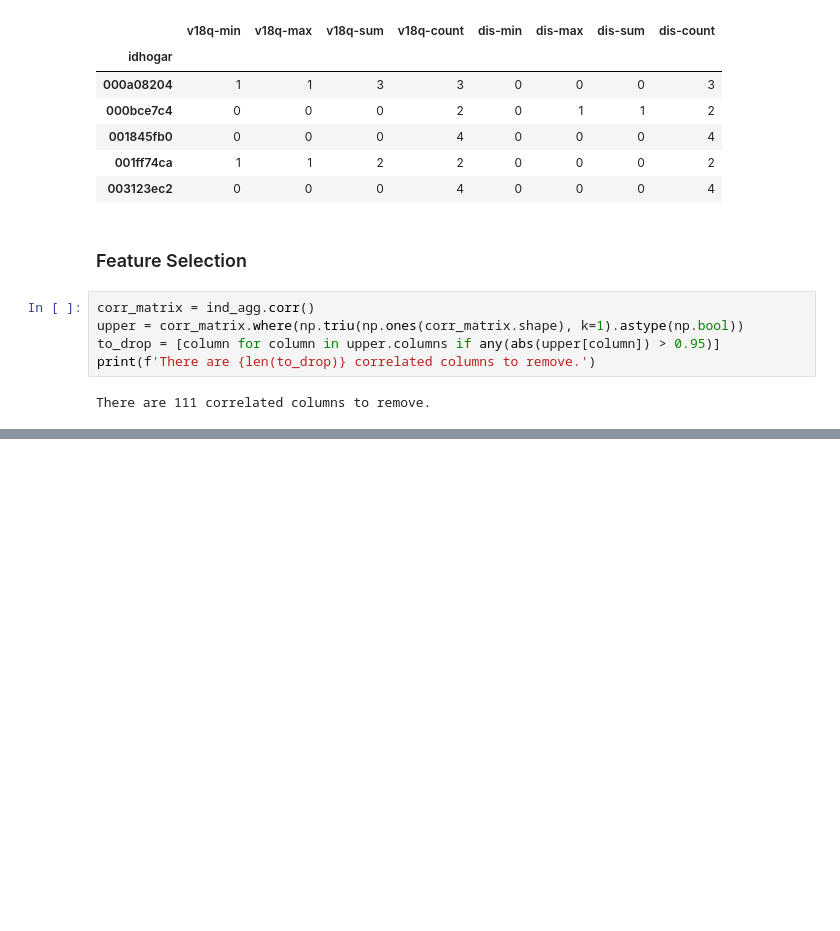
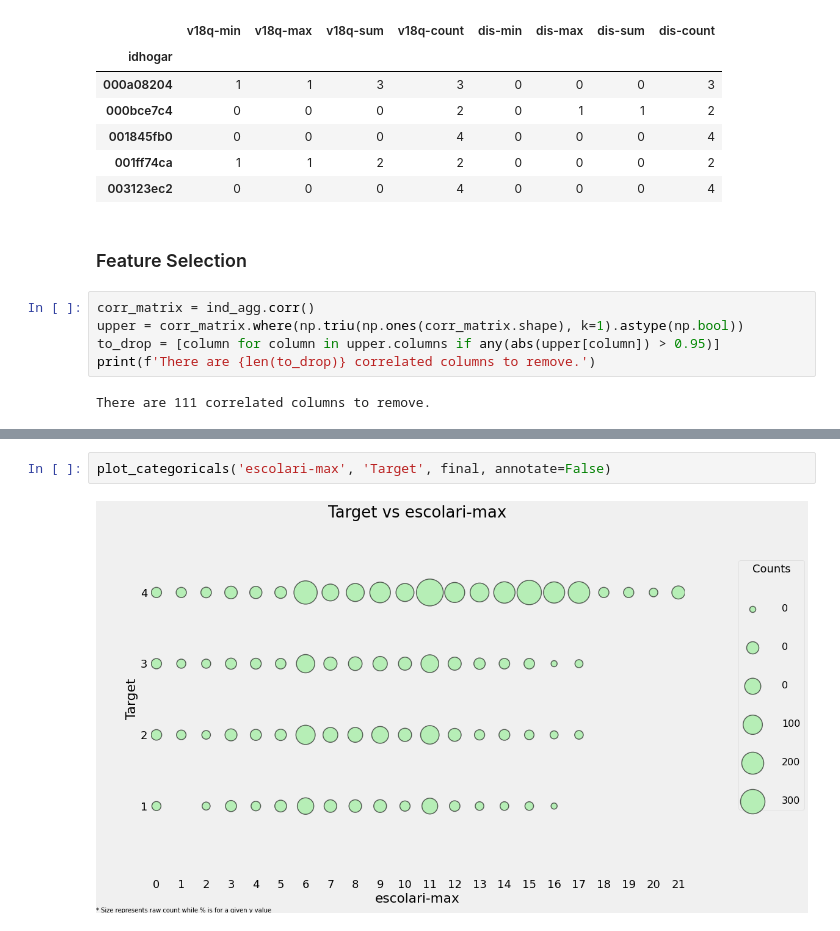
Before and after one commit to sinjy1203/kaggle_studying, a Jupyter notebook: Household_Poverty_1.ipynb, the cells around one changed output, grey strips where cells are left out. Drawn from its saved outputs; the diff is of its cells as text; blank space fills up the shorter version.

```diff
--- a/Household_Poverty_1.ipynb
+++ b/Household_Poverty_1.ipynb
@@ -850,0 +880,4 @@ Final features shape:  (10307, 225)
+# %%
+plot_categoricals('escolari-max', 'Target', final, annotate=False)
+# %% [output]
+[figure, added]
```
Also changed, not shown: parts of 49 cells of this notebook.
